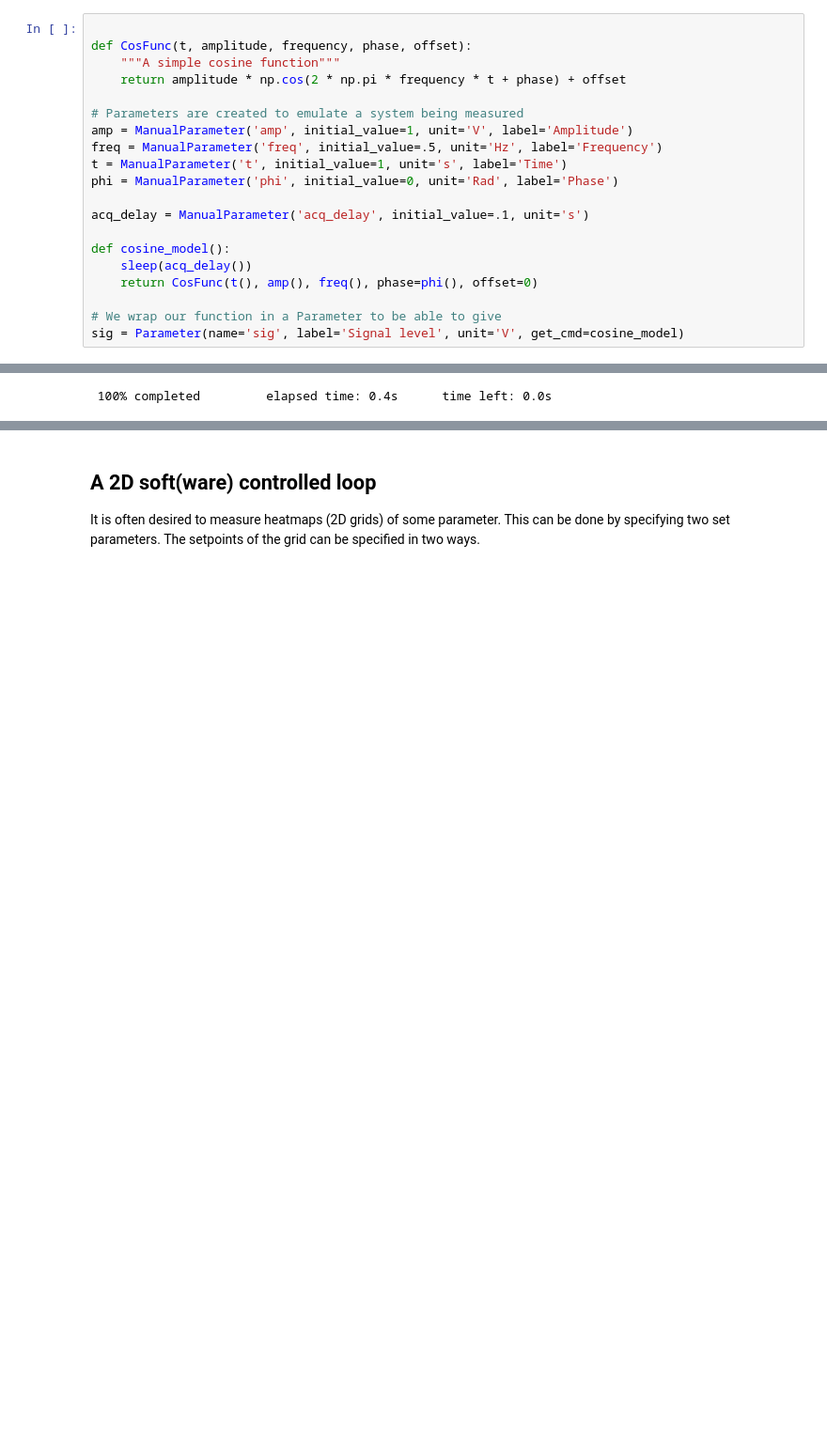
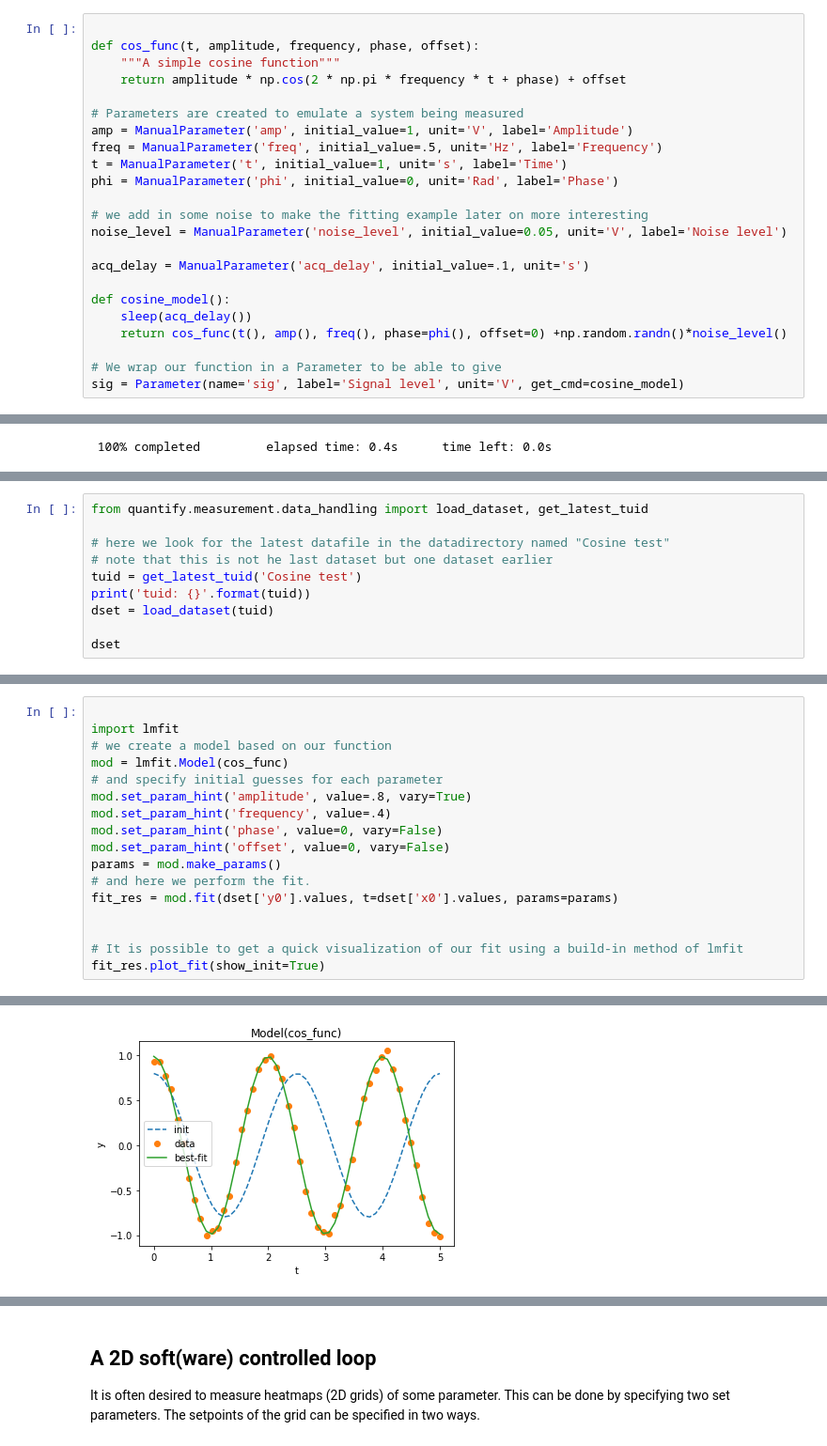
Before and after one commit to quantify-os/quantify-core, a Jupyter notebook: docs/example_notebooks/T1_MeasurementControl.ipynb, the cells around one changed output, grey strips where cells are left out. Shown at 94% size. Drawn from its saved outputs; the diff is of its cells as text; blank space fills up the shorter version.

Commit message:
added tutorial for data analysis and ported over some plotting code from pycqed

```diff
--- a/docs/example_notebooks/T1_MeasurementControl.ipynb
+++ b/docs/example_notebooks/T1_MeasurementControl.ipynb
@@ -31,7 +38,7 @@ MC.instr_plotmon.get_instr().tuid()
 from time import sleep
 # %%
 
-def CosFunc(t, amplitude, frequency, phase, offset):
+def cos_func(t, amplitude, frequency, phase, offset):
     """A simple cosine function"""
     return amplitude * np.cos(2 * np.pi * frequency * t + phase) + offset
 
@@ -41,11 +48,14 @@ freq = ManualParameter('freq', initial_value=.5, unit='Hz', label='Frequency')
 t = ManualParameter('t', initial_value=1, unit='s', label='Time')
 phi = ManualParameter('phi', initial_value=0, unit='Rad', label='Phase')
 
+# we add in some noise to make the fitting example later on more interesting
+noise_level = ManualParameter('noise_level', initial_value=0.05, unit='V', label='Noise level')
+
 acq_delay = ManualParameter('acq_delay', initial_value=.1, unit='s')
 
 def cosine_model():
     sleep(acq_delay())
-    return CosFunc(t(), amp(), freq(), phase=phi(), offset=0)
+    return cos_func(t(), amp(), freq(), phase=phi(), offset=0) +np.random.randn()*noise_level()
 
 # We wrap our function in a Parameter to be able to give
 sig = Parameter(name='sig', label='Signal level', unit='V', get_cmd=cosine_model)
@@ -78,0 +116,10 @@ dset = MC.run('Cosine test')
+# %%
+from quantify.measurement.data_handling import load_dataset, get_latest_tuid
+
+# here we look for the latest datafile in the datadirectory named "Cosine test"
+# note that this is not he last dataset but one dataset earlier
+tuid = get_latest_tuid('Cosine test')
+print('tuid: {}'.format(tuid))
+dset = load_dataset(tuid)
+
+dset
@@ -78,0 +144,18 @@ dset = MC.run('Cosine test')
+# %%
+
+import lmfit
+# we create a model based on our function
+mod = lmfit.Model(cos_func)
+# and specify initial guesses for each parameter
+mod.set_param_hint('amplitude', value=.8, vary=True)
+mod.set_param_hint('frequency', value=.4)
+mod.set_param_hint('phase', value=0, vary=False)
+mod.set_param_hint('offset', value=0, vary=False)
+params = mod.make_params()
+# and here we perform the fit.
+fit_res = mod.fit(dset['y0'].values, t=dset['x0'].values, params=params)
+
+
+# It is possible to get a quick visualization of our fit using a build-in method of lmfit
+fit_res.plot_fit(show_init=True)
+# %% [output]
@@ -78,0 +163 @@ dset = MC.run('Cosine test')
+[figure, added]
```
Also changed, not shown: parts of 29 cells of this notebook, 5 other files.
